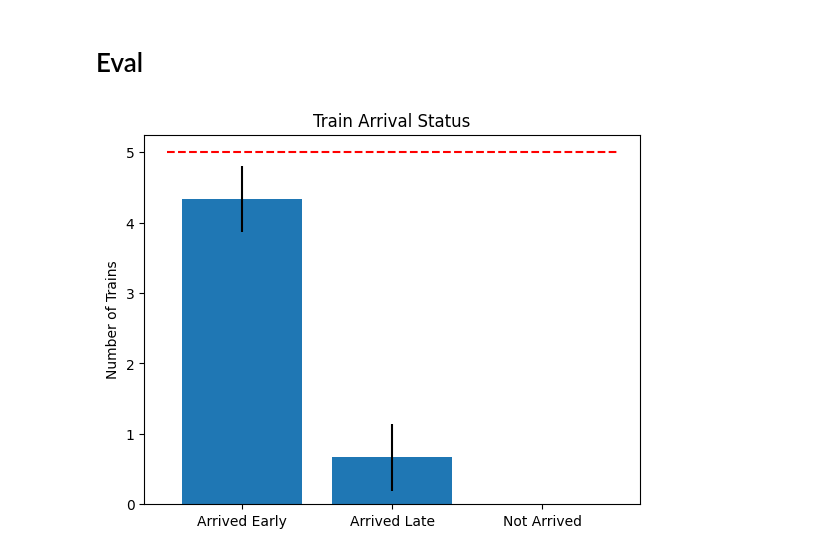
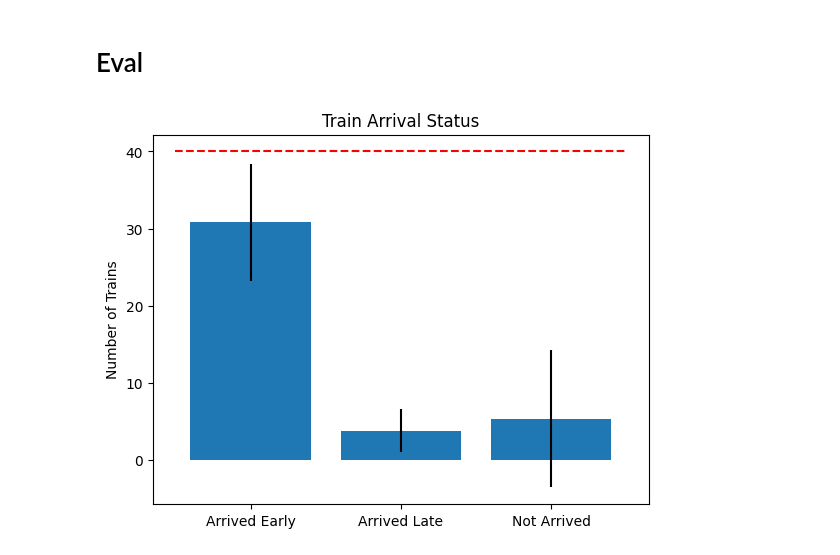
Before and after one commit to gvlos/SwitchFL, a Jupyter notebook: plot.ipynb, the cells around one changed output. Saved outputs shown, nothing was run; the diff lists cells and outputs as text; code cells hidden in the pictures.

```diff
--- a/plot.ipynb
+++ b/plot.ipynb
@@ -131,27 +131,37 @@ num_agents = 5
+# %%
+list_dir = [
+    "/home/gianvito/Documents/flatland-baselines/40_agents_hp/seed_0/",
+    "/home/gianvito/Documents/flatland-baselines/40_agents_hp/seed_1/",
+    "/home/gianvito/Documents/flatland-baselines/40_agents_hp/seed_2/",
+    "/home/gianvito/Documents/flatland-baselines/40_agents_hp/seed_3/",
+    "/home/gianvito/Documents/flatland-baselines/40_agents_hp/seed_4/"
+]
+
+num_agents = 40
 # %%
 hist_data = np.zeros((len(list_dir), 3))
 for idx, exp_dir in enumerate(list_dir):
-    delays = np.load(os.path.join(exp_dir, "eval", "delays.npz"))
+    delays = np.load(os.path.join(exp_dir, "delays.npz"))
     delays = delays["x"]
 
-    trains_at_dest = np.load(os.path.join(exp_dir, "eval", "trains_at_dest.npz"))
+    trains_at_dest = np.load(os.path.join(exp_dir, "trains_at_dest.npz"))
     trains_at_dest = trains_at_dest["x"]
 
     mask = np.zeros(num_agents).astype(bool)
     mask[trains_at_dest] = True
     arrived_negatives = np.sum(mask & (delays <= 0))
     arrived_positives = np.sum(mask & (delays > 0))
     not_arrived = np.sum(~mask)
 
     hist_data[idx, :] = [arrived_negatives, arrived_positives, not_arrived]
 
 labels = ['Arrived Early', 'Arrived Late', 'Not Arrived']
 
 fig, ax = plt.subplots()
 ax.bar(labels, np.mean(hist_data, axis=0), yerr=np.std(hist_data, axis=0))
 ax.hlines(num_agents, xmin=-0.5, xmax=2.5, color='r', linestyle='--', label='Total # of Trains')
 ax.set_title('Train Arrival Status')
 ax.set_ylabel('Number of Trains')
 plt.show()
 # %% [output]
-[figure, old version]
+[figure, new version]
```
Also changed, not shown: parts of 4 cells of this notebook, 3 other files.
